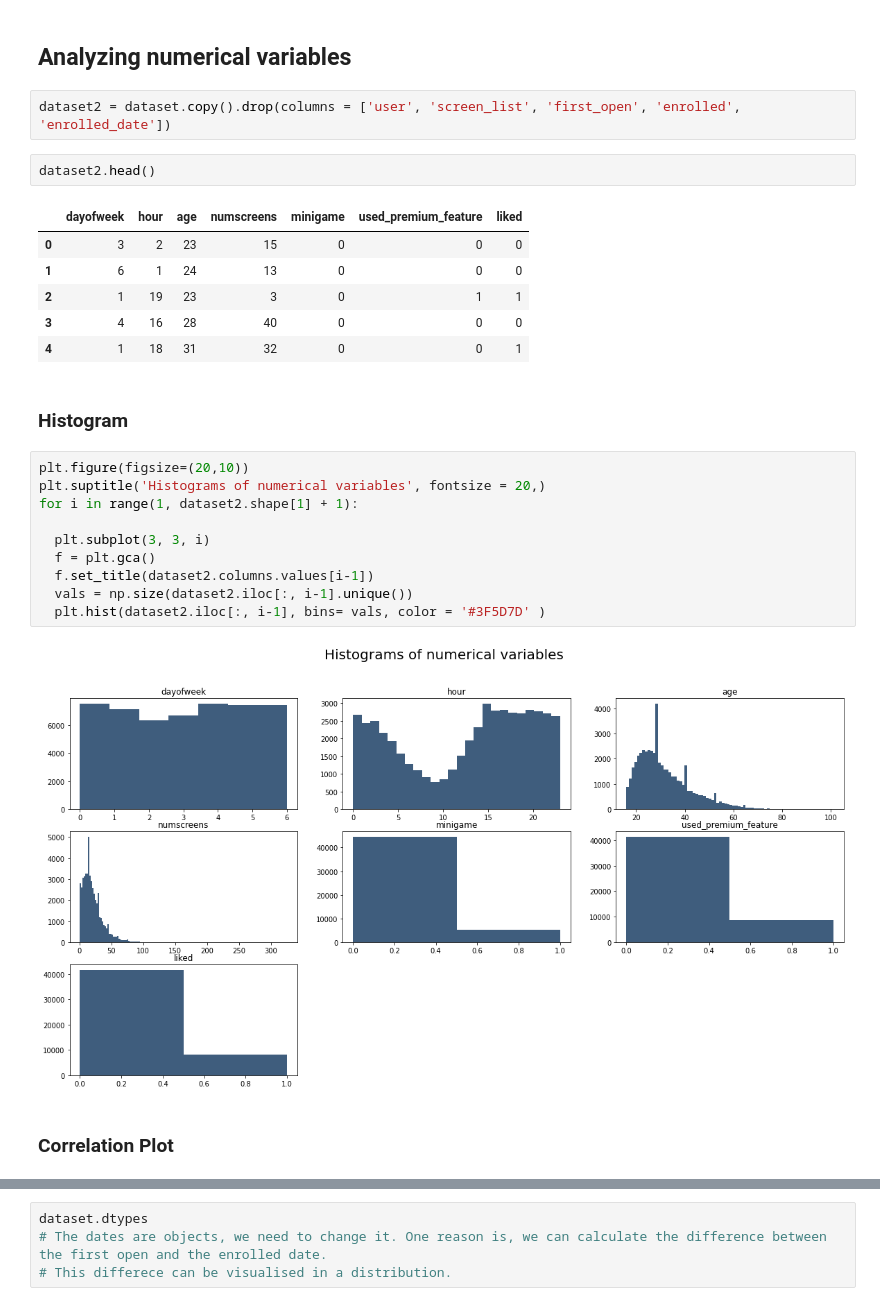
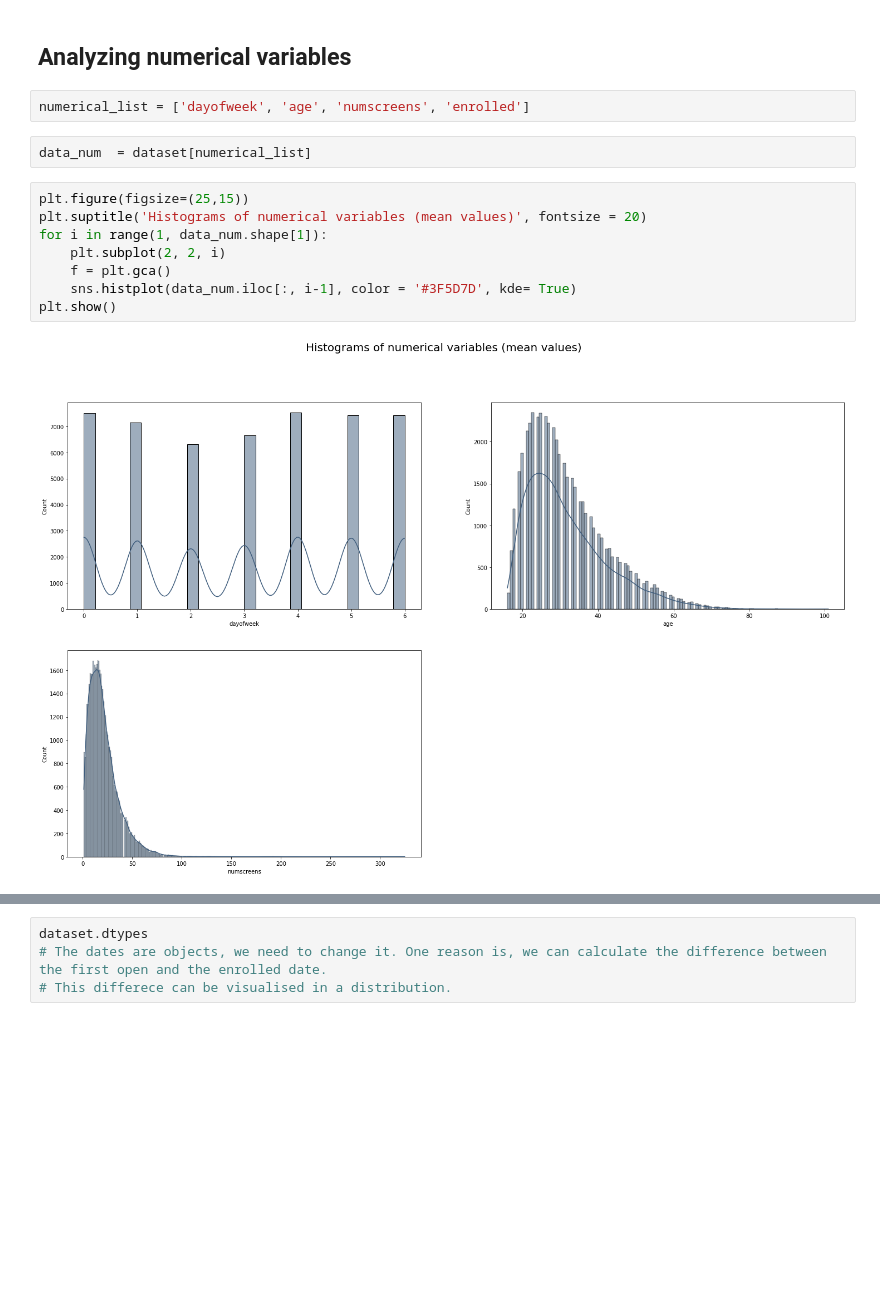
Before and after one commit to IgorMeloS/Machine-Learning, a Jupyter notebook: 3 - Classification/3 - Directing Custumers to Subscription Through Beheavior Analysis/Directing_cstaba.ipynb, the cells around one changed output, grey strips where cells are left out. Cells and saved outputs as stored; diff of their text form; blank space fills up the shorter version.

```diff
--- a/3 - Classification/3 - Directing Custumers to Subscription Through Beheavior Analysis/Directing_cstaba.ipynb
+++ b/3 - Classification/3 - Directing Custumers to Subscription Through Beheavior Analysis/Directing_cstaba.ipynb
@@ -160,30 +160,17 @@ plt.show()
 [figure]
 # %% [markdown]
 ## Analyzing numerical variables
-# %%
-dataset2 = dataset.copy().drop(columns = ['user', 'screen_list', 'first_open', 'enrolled', 'enrolled_date'])
-# %%
-dataset2.head()
-# %% [output]
-|  | dayofweek | hour | age | numscreens | minigame | used_premium_feature | liked |
-| 0 | 3 | 2 | 23 | 15 | 0 | 0 | 0 |
-| 1 | 6 | 1 | 24 | 13 | 0 | 0 | 0 |
-| 2 | 1 | 19 | 23 | 3 | 0 | 1 | 1 |
-| 3 | 4 | 16 | 28 | 40 | 0 | 0 | 0 |
-| 4 | 1 | 18 | 31 | 32 | 0 | 0 | 1 |
-# %% [markdown]
-### Histogram
+# %%
+numerical_list = ['dayofweek', 'age', 'numscreens', 'enrolled']
+# %%
+data_num  = dataset[numerical_list]
 # %%
-plt.figure(figsize=(20,10))
-plt.suptitle('Histograms of numerical variables', fontsize = 20,)
-for i in range(1, dataset2.shape[1] + 1):
-
-  plt.subplot(3, 3, i)
-  f = plt.gca()
-  f.set_title(dataset2.columns.values[i-1])
-  vals = np.size(dataset2.iloc[:, i-1].unique())
-  plt.hist(dataset2.iloc[:, i-1], bins= vals, color = '#3F5D7D' )
+plt.figure(figsize=(25,15))
+plt.suptitle('Histograms of numerical variables (mean values)', fontsize = 20)
+for i in range(1, data_num.shape[1]):
+    plt.subplot(2, 2, i)
+    f = plt.gca()
+    sns.histplot(data_num.iloc[:, i-1], color = '#3F5D7D', kde= True)
+plt.show()
 # %% [output]
-[figure, old version]
+[figure, new version]
-# %% [markdown]
-### Correlation Plot
```
Also changed, not shown: parts of 61 cells of this notebook.
